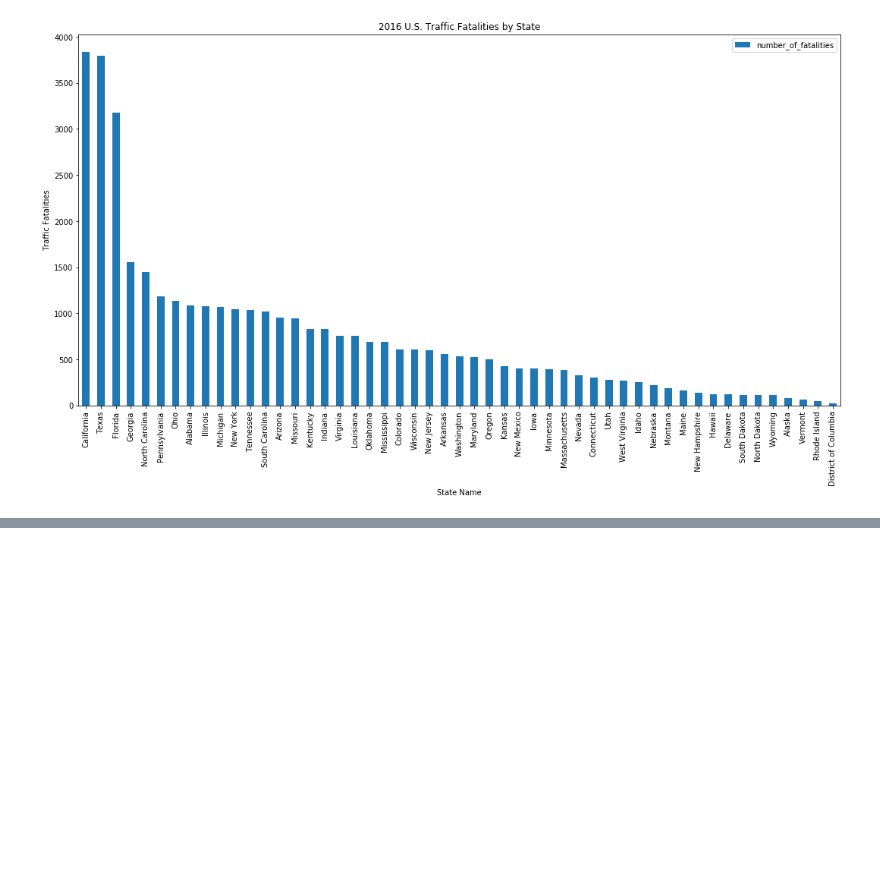
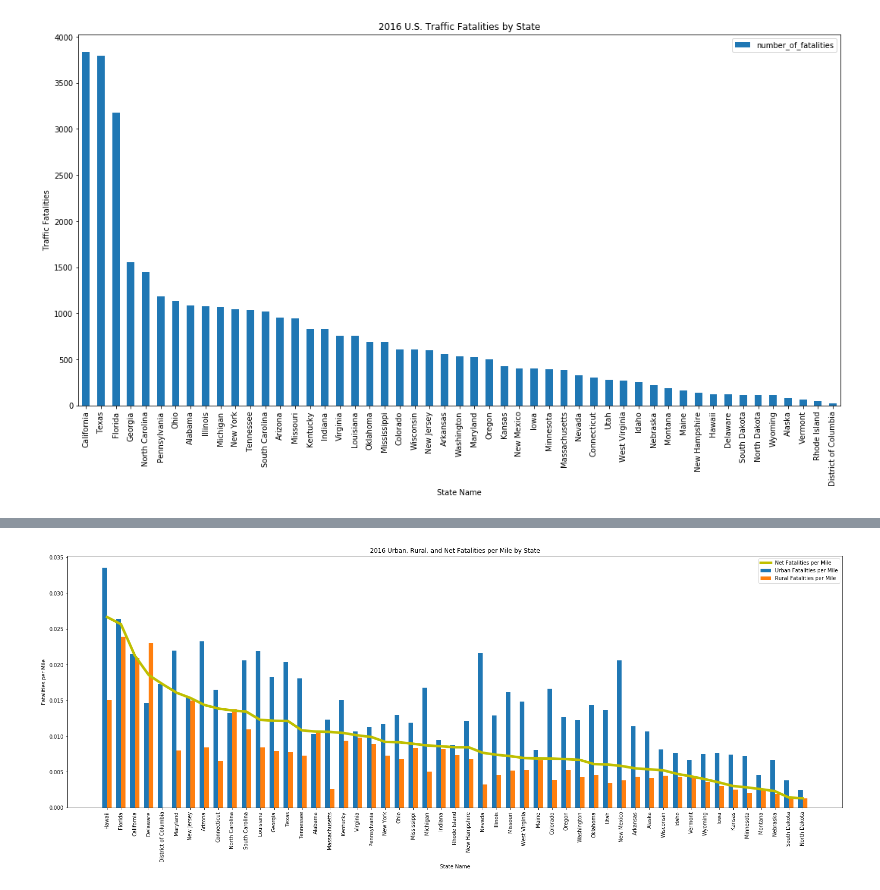
Before and after one commit to yzwu1209/Traffic-Fatalities-Analysis, a Jupyter notebook: Accident Locations.ipynb, the cells around one changed output, grey strips where cells are left out. Drawn from its saved outputs; the diff is of its cells as text; code cells hidden in the pictures; blank space fills up the shorter version.

```diff
--- a/Accident Locations.ipynb
+++ b/Accident Locations.ipynb
@@ -87,7 +76,7 @@ fatalities_by_state
 # %%
 fatalities_by_state.plot(kind='bar')
 plt.title("2016 U.S. Traffic Fatalities by State")
-plt.rcParams["figure.figsize"] = [18,9]
+plt.rcParams["figure.figsize"] = [27,9]
 plt.ylabel("Traffic Fatalities")
 plt.xlabel("State Name")
 plt.savefig("fatalities_by_state_bar_chart.png")
@@ -95,0 +161,4 @@ plt.savefig("fatalities_by_state_bar_chart.png")
+# %%
+urban_fatalities_by_state.sort_values(by=['urban_fatalities_per_mile'],
+                                      ascending=False,
+                                      inplace=True)
@@ -95,0 +222,14 @@ plt.savefig("fatalities_by_state_bar_chart.png")
+# %%
+state_fatalities_sum = urban_fatalities_by_state.merge(rural_fatalities_by_state,\
+                                                       how='left',\
+                                                       left_index=True,\
+                                                       right_index=True)
+state_fatalities_sum = state_fatalities_sum.fillna(0)
+state_fatalities_sum['TotalRoadMiles'] = state_fatalities_sum.UrbanRoadMiles + state_fatalities_sum.RuralRoadMiles
+state_fatalities_sum['RuralandUrbanFatalities'] = state_fatalities_sum.urban_fatalities + state_fatalities_sum.rural_fatalities
+state_fatalities_sum['net_fatalities_per_mile'] = state_fatalities_sum.RuralandUrbanFatalities / state_fatalities_sum.TotalRoadMiles
+state_fatalities_sum.sort_values(by=['net_fatalities_per_mile'],
+                                      ascending=False,
+                                      inplace=True)
+
+state_fatalities_sum.head()
@@ -95,0 +244,28 @@ plt.savefig("fatalities_by_state_bar_chart.png")
+# %%
+fig, ax = plt.subplots(1,1)
+index_labels = state_fatalities_sum.index
+index = range(len(index_labels))
+width = np.min(np.diff(index)) / 3
+urban_fatpermile = ax.bar(index - width/2,
+                          state_fatalities_sum.urban_fatalities_per_mile,
+                          width,
+                          label='Urban Fatalities per Mile')
+rural_fatpermile = ax.bar(index + width/2,
+                          state_fatalities_sum.rural_fatalities_per_mile,
+                          width,
+                          label='Rural Fatalities per Mile')
+net_fatpermile = ax.plot(index,\
+                         state_fatalities_sum.net_fatalities_per_mile,\
+                         color='y',\
+                         linewidth=5.0,\
+                         label="Net Fatalities per Mile")
+ax.xaxis.set_ticks(index)
+ax.axes.set_xticklabels(index_labels, rotation=90)
+ax.set_ylabel("Fatalities per Mile")
+ax.set_xlabel("State Name")
+ax.set_title("2016 Urban, Rural, and Net Fatalities per Mile by State")
+ax.legend()
+fig.savefig("fatalities_by_state.png", bbox_inches='tight')
+pass
+# %% [output]
+[figure, added]
```
Also changed, not shown: parts of 16 cells of this notebook, 1 other file.
